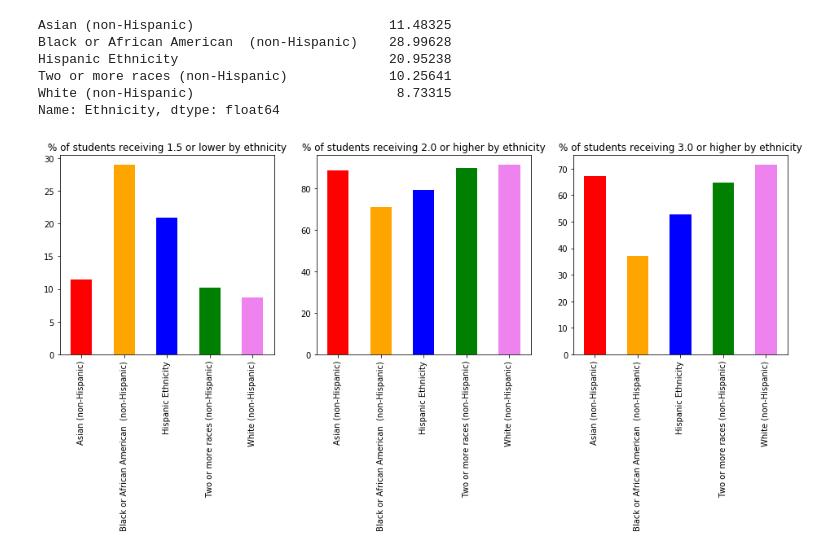
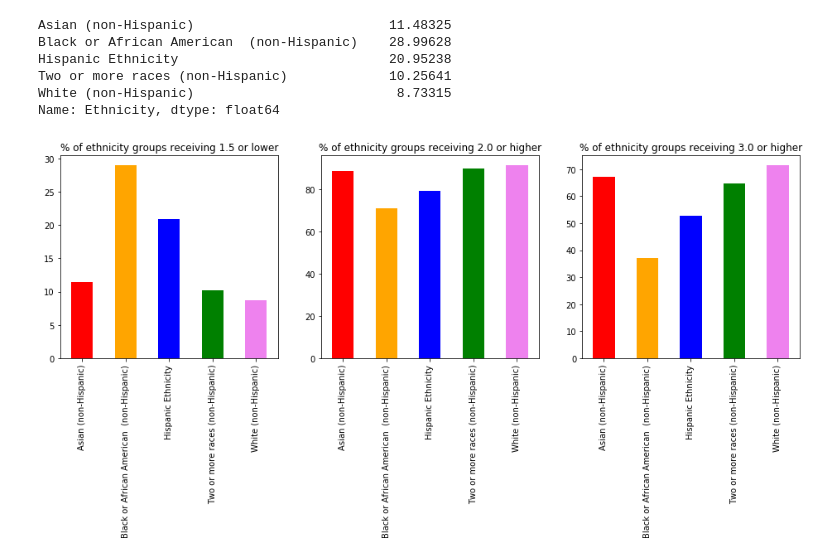
Before and after one commit to anair3007/gradeComparison, a Jupyter notebook: gradeComparison.ipynb, the cells around one changed output. Saved outputs shown, nothing was run; the diff lists cells and outputs as text; code cells hidden in the pictures.

```diff
--- a/gradeComparison.ipynb
+++ b/gradeComparison.ipynb
@@ -270,12 +270,12 @@ Name: Ethnicity, dtype: float64
 # %%
 fig=plt.figure(figsize=(16, 4.5))
 fig.add_subplot(131)
-underMinimumByEthnicity.plot.bar(title="% of students receiving 1.5 or lower by ethnicity", color=colors)
+underMinimumByEthnicity.plot.bar(title="% of ethnicity groups receiving 1.5 or lower", color=colors)
 fig.add_subplot(132)
-aboveMinimumByEthnicity.plot.bar(title="% of students receiving 2.0 or higher by ethnicity", color=colors)
+aboveMinimumByEthnicity.plot.bar(title="% of ethnicity groups receiving 2.0 or higher", color=colors)
 fig.add_subplot(133)
-threeAndAboveByEthnicity.plot.bar(title="% of students receiving 3.0 or higher by ethnicity", color=colors)
+threeAndAboveByEthnicity.plot.bar(title="% of ethnicity groups receiving 3.0 or higher", color=colors)
 
 plt.show()
 # %% [output]
-[figure, old version]
+[figure, new version]
```
